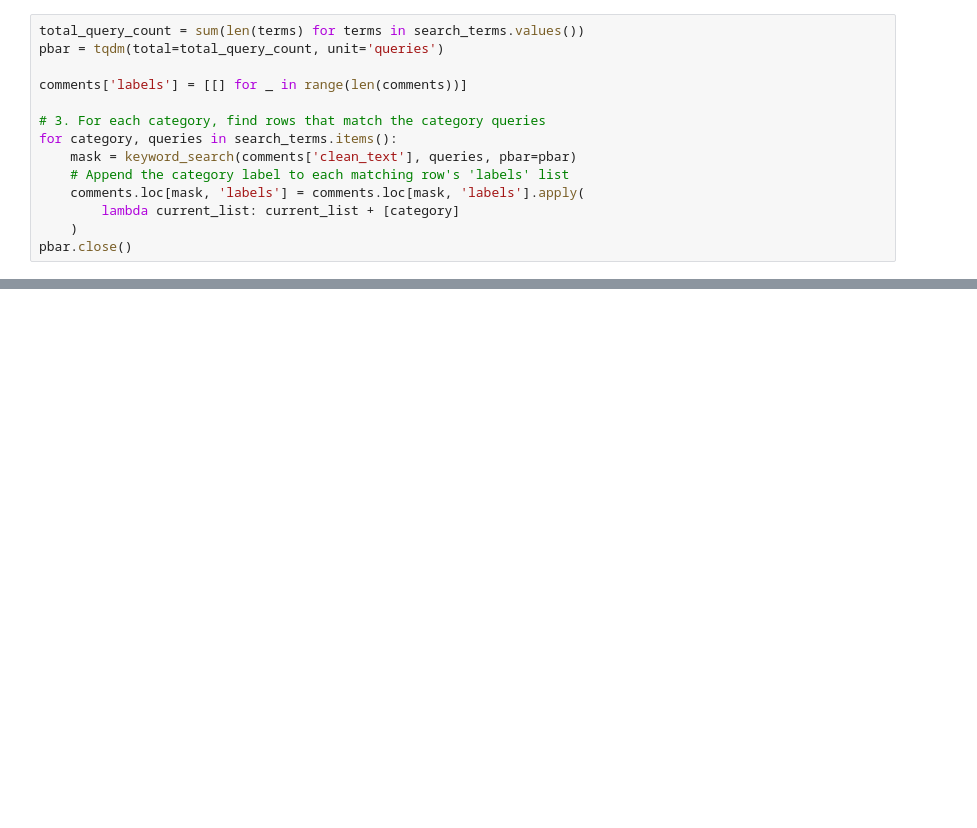
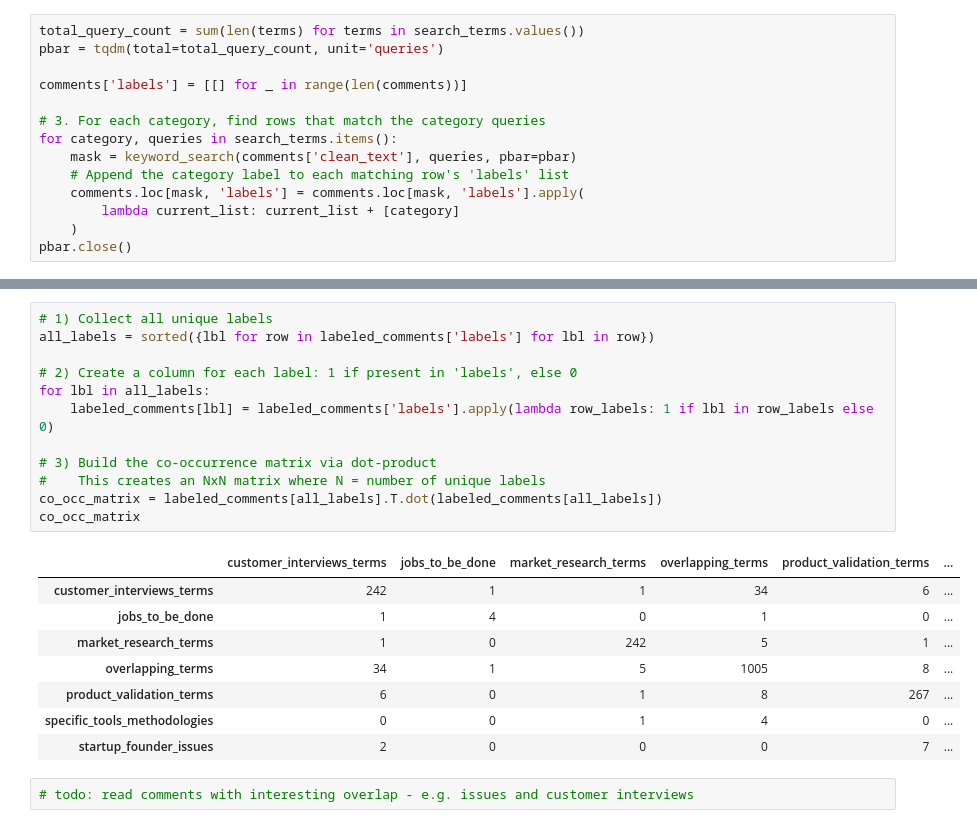
Before and after one commit to davidhaas6/hn-market-research, a Jupyter notebook: keyword-search.ipynb, the cells around one changed output, grey strips where cells are left out. Cells and saved outputs as stored; diff of their text form; blank space fills up the shorter version.

```diff
--- a/keyword-search.ipynb
+++ b/keyword-search.ipynb
@@ -177,0 +198,23 @@ Name: count, dtype: int64
+# %%
+# 1) Collect all unique labels
+all_labels = sorted({lbl for row in labeled_comments['labels'] for lbl in row})
+
+# 2) Create a column for each label: 1 if present in 'labels', else 0
+for lbl in all_labels:
+    labeled_comments[lbl] = labeled_comments['labels'].apply(lambda row_labels: 1 if lbl in row_labels else 0)
+
+# 3) Build the co-occurrence matrix via dot-product
+#    This creates an NxN matrix where N = number of unique labels
+co_occ_matrix = labeled_comments[all_labels].T.dot(labeled_comments[all_labels])
+co_occ_matrix
+# %% [output]
+|  | customer_interviews_terms | jobs_to_be_done | market_research_terms | overlapping_terms | product_validation_terms | ... |
+| customer_interviews_terms | 242 | 1 | 1 | 34 | 6 | ... |
+| jobs_to_be_done | 1 | 4 | 0 | 1 | 0 | ... |
+| market_research_terms | 1 | 0 | 242 | 5 | 1 | ... |
+| overlapping_terms | 34 | 1 | 5 | 1005 | 8 | ... |
+| product_validation_terms | 6 | 0 | 1 | 8 | 267 | ... |
+| specific_tools_methodologies | 0 | 0 | 1 | 4 | 0 | ... |
+| startup_founder_issues | 2 | 0 | 0 | 0 | 7 | ... |
+# %%
+# todo: read comments with interesting overlap - e.g. issues and customer interviews
```
Also changed, not shown: parts of 9 cells of this notebook, 2 other files.
